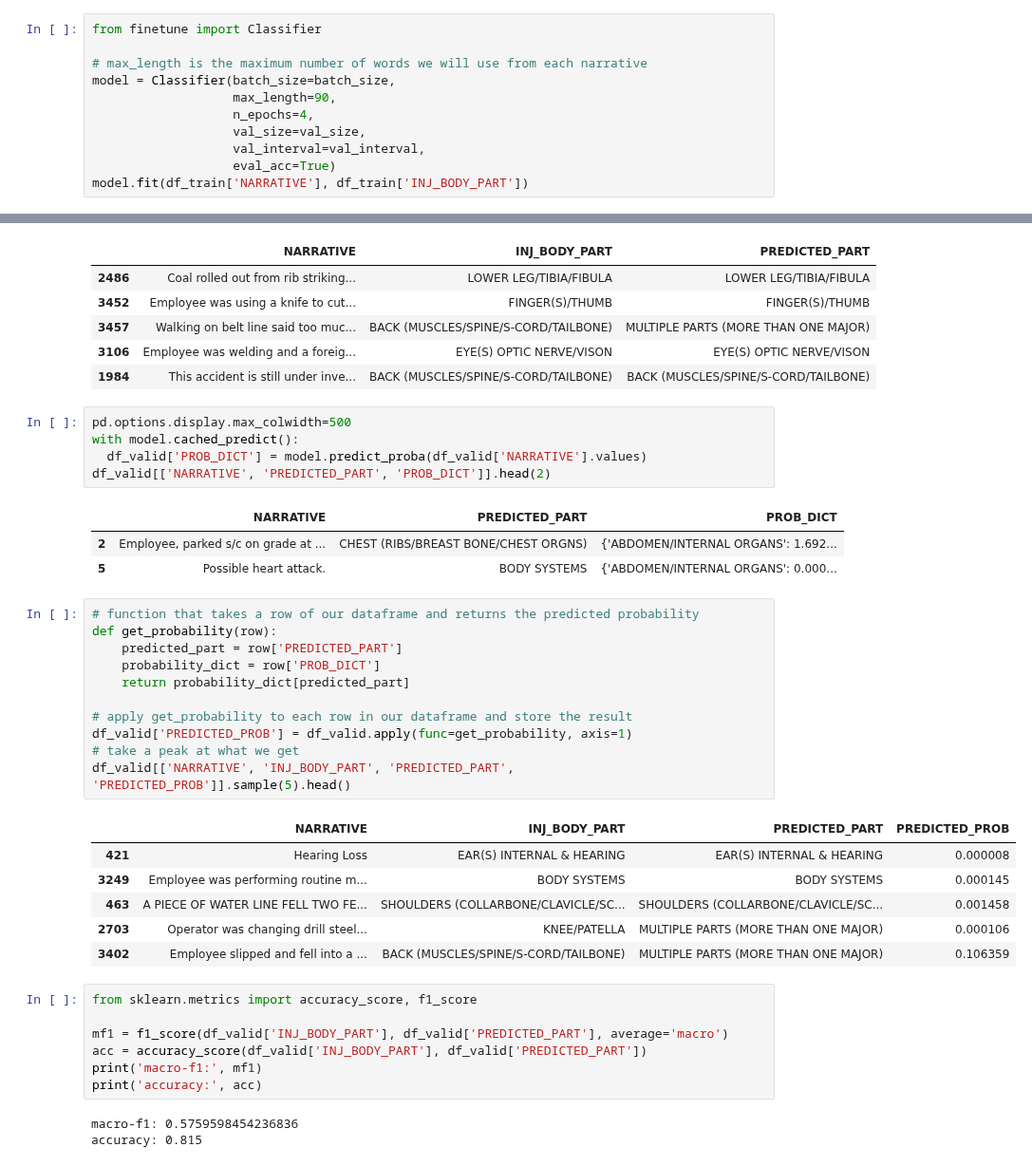
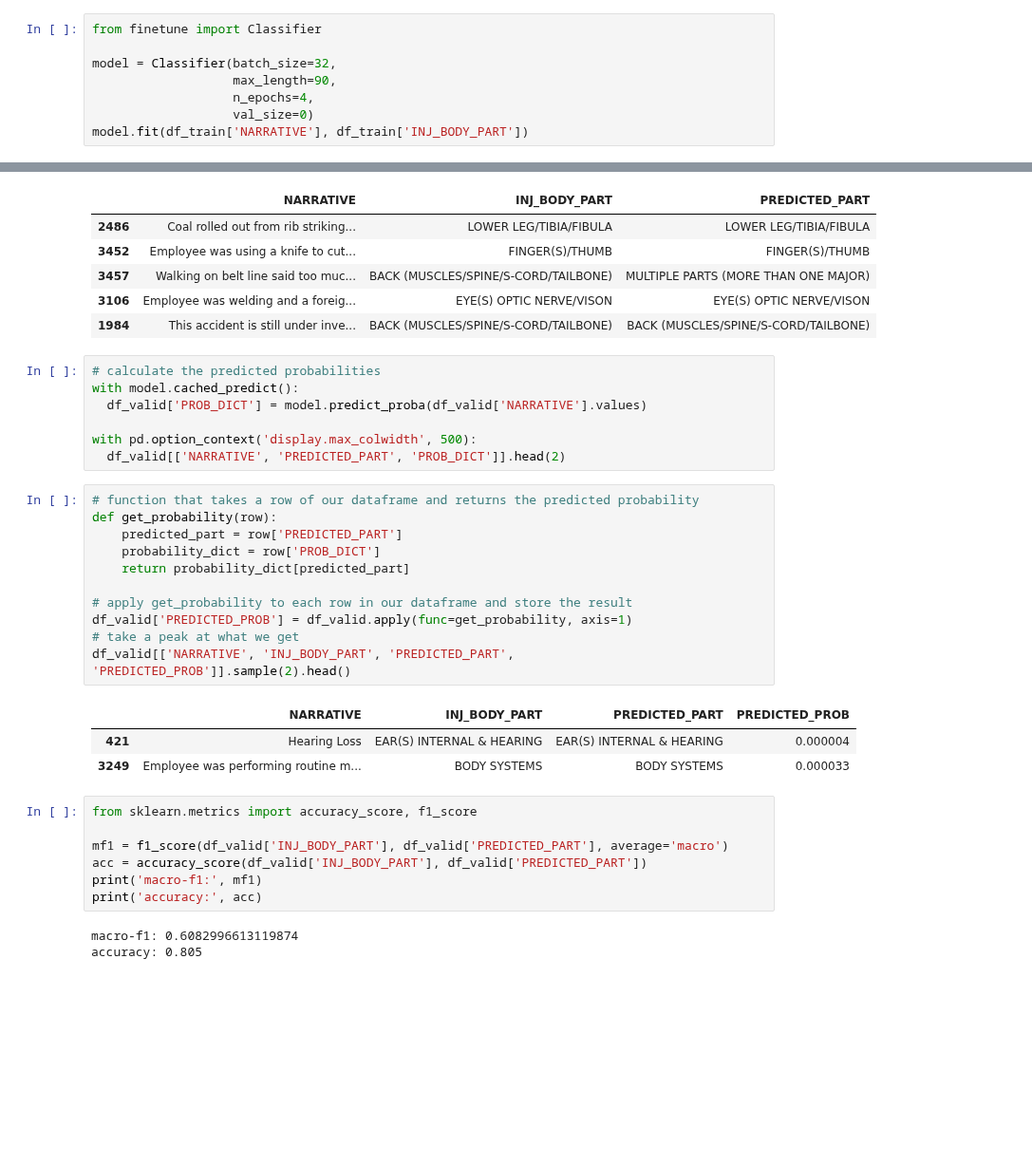
Before and after one commit to ameasure/colab_tutorials, a Jupyter notebook: Finetune2.ipynb, the cells around one changed output, grey strips where cells are left out. Shown at 95% size. Drawn from its saved outputs; the diff is of its cells as text; blank space fills up the shorter version.

```diff
--- a/Finetune2.ipynb
+++ b/Finetune2.ipynb
@@ -57,12 +57,9 @@ val_interval=90
 # %%
 from finetune import Classifier
 
-# max_length is the maximum number of words we will use from each narrative
-model = Classifier(batch_size=batch_size,
+model = Classifier(batch_size=32,
                    max_length=90,
                    n_epochs=4,
-                   val_size=val_size,
-                   val_interval=val_interval,
-                   eval_acc=True)
+                   val_size=0)
 model.fit(df_train['NARRATIVE'], df_train['INJ_BODY_PART'])
 # %% [output]
@@ -83,32 +80,27 @@ df_valid[['NARRATIVE', 'INJ_BODY_PART', 'PREDICTED_PART']].sample(5)
 | 3106 | Employee was welding and a foreig... | EYE(S) OPTIC NERVE/VISON | EYE(S) OPTIC NERVE/VISON |
 | 1984 | This accident is still under inve... | BACK (MUSCLES/SPINE/S-CORD/TAILBONE) | BACK (MUSCLES/SPINE/S-CORD/TAILBONE) |
 # %%
-pd.options.display.max_colwidth=500
+# calculate the predicted probabilities
 with model.cached_predict():
   df_valid['PROB_DICT'] = model.predict_proba(df_valid['NARRATIVE'].values)
-df_valid[['NARRATIVE', 'PREDICTED_PART', 'PROB_DICT']].head(2)
+
+with pd.option_context('display.max_colwidth', 500):
+  df_valid[['NARRATIVE', 'PREDICTED_PART', 'PROB_DICT']].head(2)
-# %% [output]
-|  | NARRATIVE | PREDICTED_PART | PROB_DICT |
-| 2 | Employee, parked s/c on grade at ... | CHEST (RIBS/BREAST BONE/CHEST ORGNS) | {'ABDOMEN/INTERNAL ORGANS': 1.692... |
-| 5 | Possible heart attack. | BODY SYSTEMS | {'ABDOMEN/INTERNAL ORGANS': 0.000... |
 # %%
 # function that takes a row of our dataframe and returns the predicted probability
 def get_probability(row):
     predicted_part = row['PREDICTED_PART']
     probability_dict = row['PROB_DICT']
     return probability_dict[predicted_part]
 
 # apply get_probability to each row in our dataframe and store the result
 df_valid['PREDICTED_PROB'] = df_valid.apply(func=get_probability, axis=1)
 # take a peak at what we get
-df_valid[['NARRATIVE', 'INJ_BODY_PART', 'PREDICTED_PART', 'PREDICTED_PROB']].sample(5).head()
+df_valid[['NARRATIVE', 'INJ_BODY_PART', 'PREDICTED_PART', 'PREDICTED_PROB']].sample(2).head()
 # %% [output]
 |  | NARRATIVE | INJ_BODY_PART | PREDICTED_PART | PREDICTED_PROB |
-| 421 | Hearing Loss | EAR(S) INTERNAL & HEARING | EAR(S) INTERNAL & HEARING | 0.000008 |
-| 3249 | Employee was performing routine m... | BODY SYSTEMS | BODY SYSTEMS | 0.000145 |
-| 463 | A PIECE OF WATER LINE FELL TWO FE... | SHOULDERS (COLLARBONE/CLAVICLE/SC... | SHOULDERS (COLLARBONE/CLAVICLE/SC... | 0.001458 |
-| 2703 | Operator was changing drill steel... | KNEE/PATELLA | MULTIPLE PARTS (MORE THAN ONE MAJOR) | 0.000106 |
-| 3402 | Employee slipped and fell into a ... | BACK (MUSCLES/SPINE/S-CORD/TAILBONE) | MULTIPLE PARTS (MORE THAN ONE MAJOR) | 0.106359 |
+| 421 | Hearing Loss | EAR(S) INTERNAL & HEARING | EAR(S) INTERNAL & HEARING | 0.000004 |
+| 3249 | Employee was performing routine m... | BODY SYSTEMS | BODY SYSTEMS | 0.000033 |
 # %%
 from sklearn.metrics import accuracy_score, f1_score
 
@@ -117,5 +109,5 @@ acc = accuracy_score(df_valid['INJ_BODY_PART'], df_valid['PREDICTED_PART'])
 print('macro-f1:', mf1)
 print('accuracy:', acc)
 # %% [output]
-macro-f1: 0.5759598454236836
-accuracy: 0.815
+macro-f1: 0.6082996613119874
+accuracy: 0.805
```
Also changed, not shown: parts of 17 cells of this notebook.
